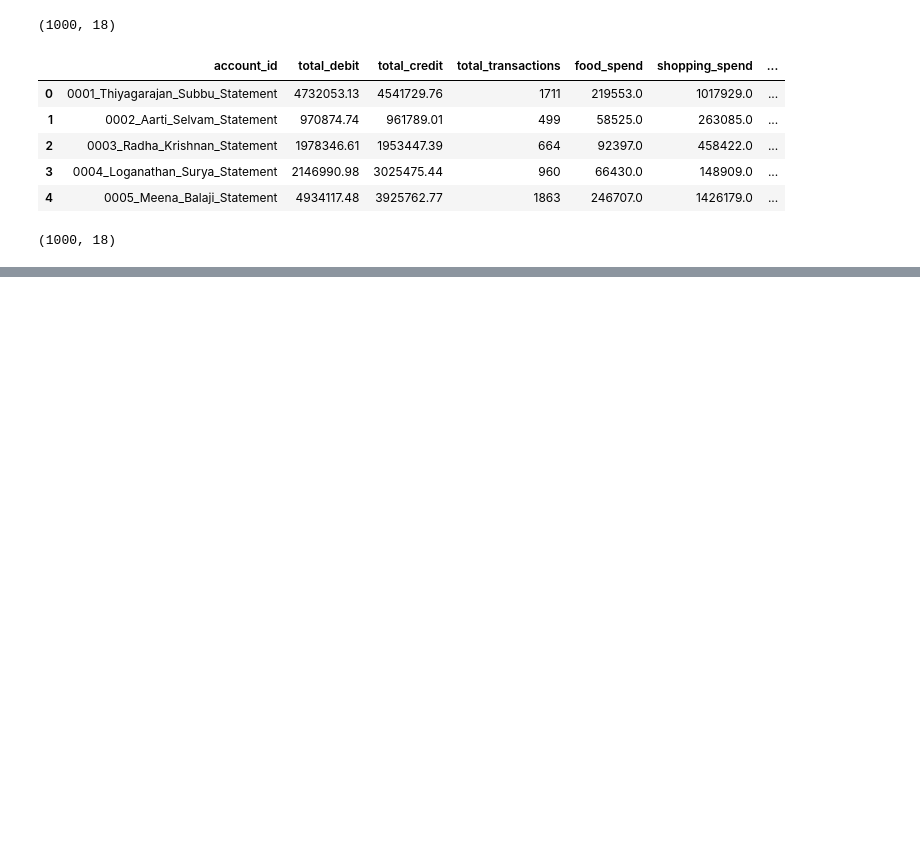
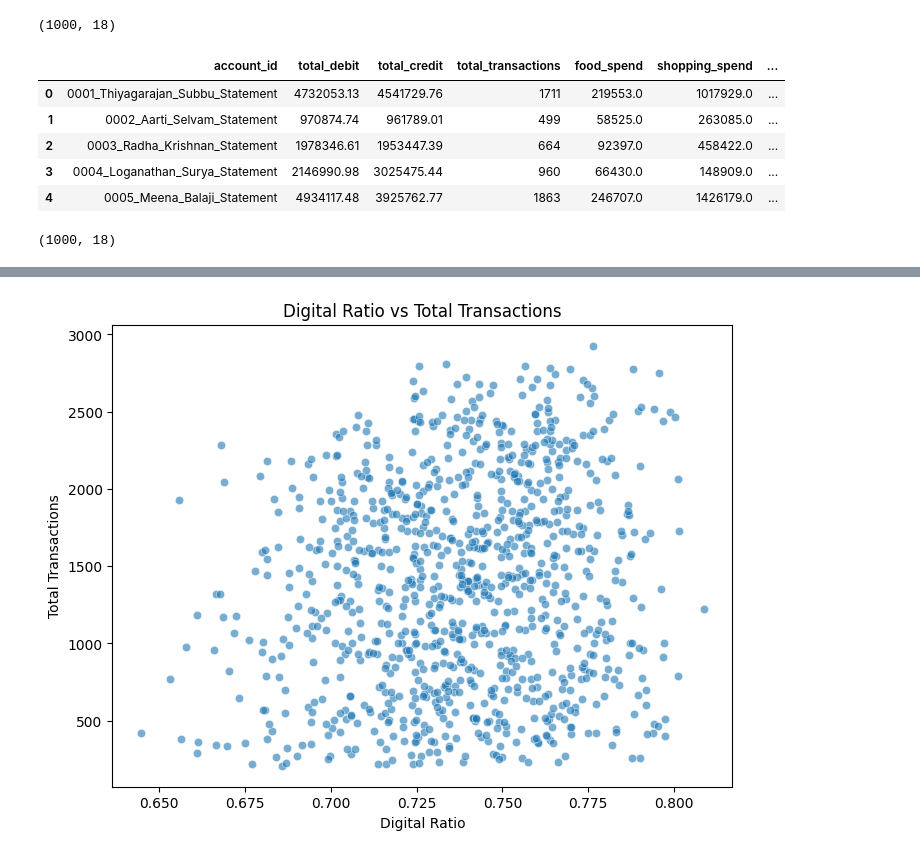
Before and after one commit to ShigilSasi/Axis_Bank_Intelligent_Product_-_Offer_Recommendation_System_using_Machine_Learning, a Jupyter notebook: Recommendation_engine.ipynb, the cells around one changed output, grey strips where cells are left out. Cells and saved outputs as stored; diff of their text form; code cells hidden in the pictures; blank space fills up the shorter version.

```diff
--- a/Recommendation_engine.ipynb
+++ b/Recommendation_engine.ipynb
@@ -406,0 +490,14 @@ user_features.shape
+# %%
+plt.figure(figsize=(8, 6))
+sns.scatterplot(
+    data=df,
+    x='digital_ratio',
+    y='total_transactions',
+    alpha=0.6
+)
+plt.title("Digital Ratio vs Total Transactions")
+plt.xlabel("Digital Ratio")
+plt.ylabel("Total Transactions")
+plt.show()
+# %% [output]
+[figure, added]
```
Also changed, not shown: parts of 40 cells of this notebook, 1 other file.
